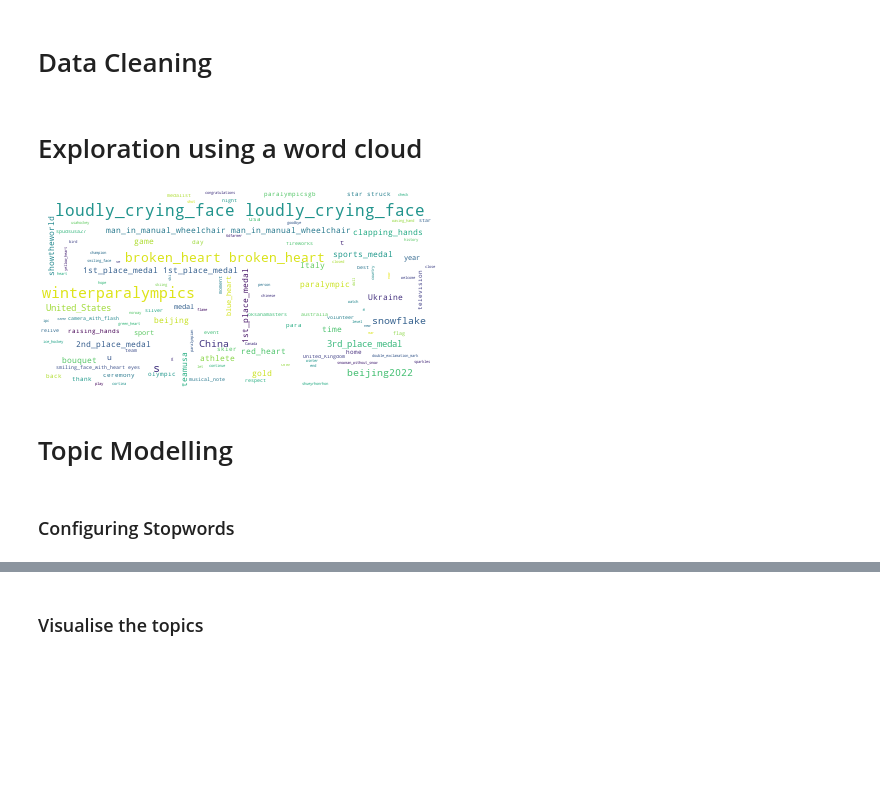
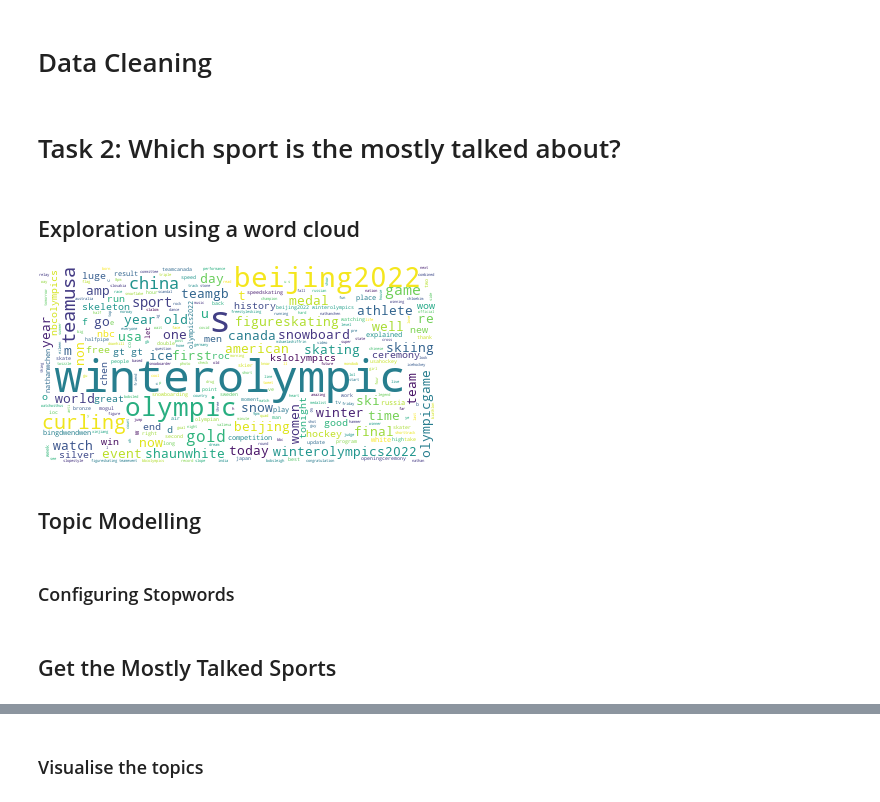
Before and after one commit to Zhayu517/SMA-Text-Mining, a Jupyter notebook: CW2.ipynb, the cells around one changed output, grey strips where cells are left out. Drawn from its saved outputs; the diff is of its cells as text; code cells hidden in the pictures; blank space fills up the shorter version.

```diff
--- a/CW2.ipynb
+++ b/CW2.ipynb
@@ -107,28 +136,30 @@ api = tweepy.API(auth, wait_on_rate_limit=True)
+# %% [markdown]
+# Task 2: Which sport is the mostly talked about?
 # %% [markdown]
-# Exploration using a word cloud
+## Exploration using a word cloud
 # %%
-tweets_df_test = pd.read_csv('data_cleaned_test.csv', quotechar='"', encoding='utf8')
+tweets_df = pd.read_csv('data_cleaned.csv', quotechar='"', encoding='utf8')
 
 # get all tweets without duplication
-unique_tweets = list(set(list(tweets_df_test['text'].values)))
+unique_tweets = list(set(list(tweets_df['text'].values)))
 unique_tweets = [t for t in unique_tweets if t]
 
 # join the words of the different tweets together into one string
 long_string = ' '.join(unique_tweets)
 new_long_string = ' '.join(set(long_string.split(" ")))
 
 # create a WordCloud object
 wordcloud = WordCloud(background_color="white", max_words=1000, contour_width=3, contour_color='steelblue')
 
 # generate a word cloud
 wordcloud.generate(new_long_string)
 
 # visualize the word cloud
 wordcloud.to_image()
 # %% [output]
-[figure, old version]
+[figure, new version]
 # %% [markdown]
-# Topic Modelling
+## Topic Modelling
 # %% [markdown]
 ### Configuring Stopwords
 # %%
@@ -156,0 +197,2 @@ data_words = remove_stopwords(data_words)
+# %% [markdown]
+## Get the Mostly Talked Sports
```
Also changed, not shown: parts of 29 cells of this notebook, 7 other files.
